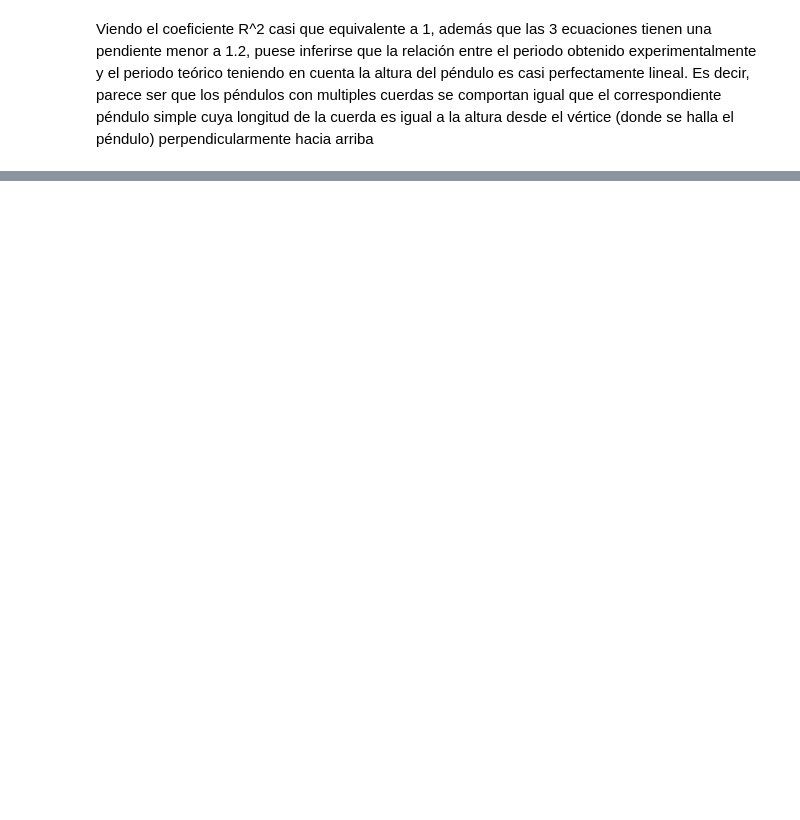
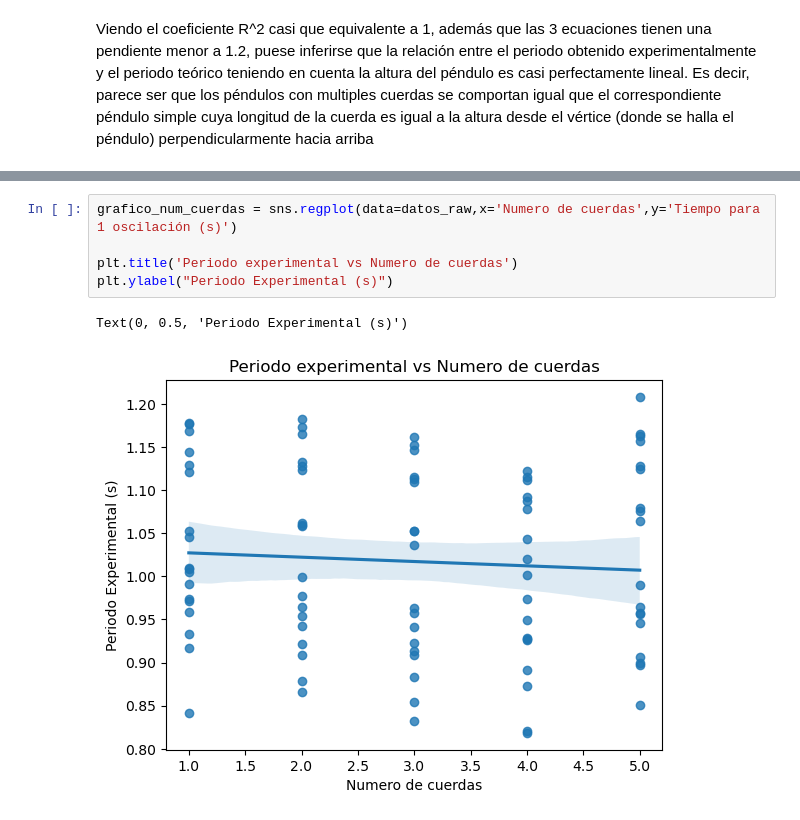
Before and after one commit to dnewbie25/pendulo-multiple, a Jupyter notebook: analisis.ipynb, the cells around one changed output, grey strips where cells are left out. Cells and saved outputs as stored; diff of their text form; blank space fills up the shorter version.

```diff
--- a/analisis.ipynb
+++ b/analisis.ipynb
@@ -104,0 +143,8 @@ Viendo el coeficiente R^2 casi que equivalente a 1, además que las 3 ecuaciones
+# %%
+grafico_num_cuerdas = sns.regplot(data=datos_raw,x='Numero de cuerdas',y='Tiempo para 1 oscilación (s)')
+
+plt.title('Periodo experimental vs Numero de cuerdas')
+plt.ylabel("Periodo Experimental (s)")
+# %% [output]
+Text(0, 0.5, 'Periodo Experimental (s)')
+[figure, added]
```
Also changed, not shown: parts of 16 cells of this notebook.
